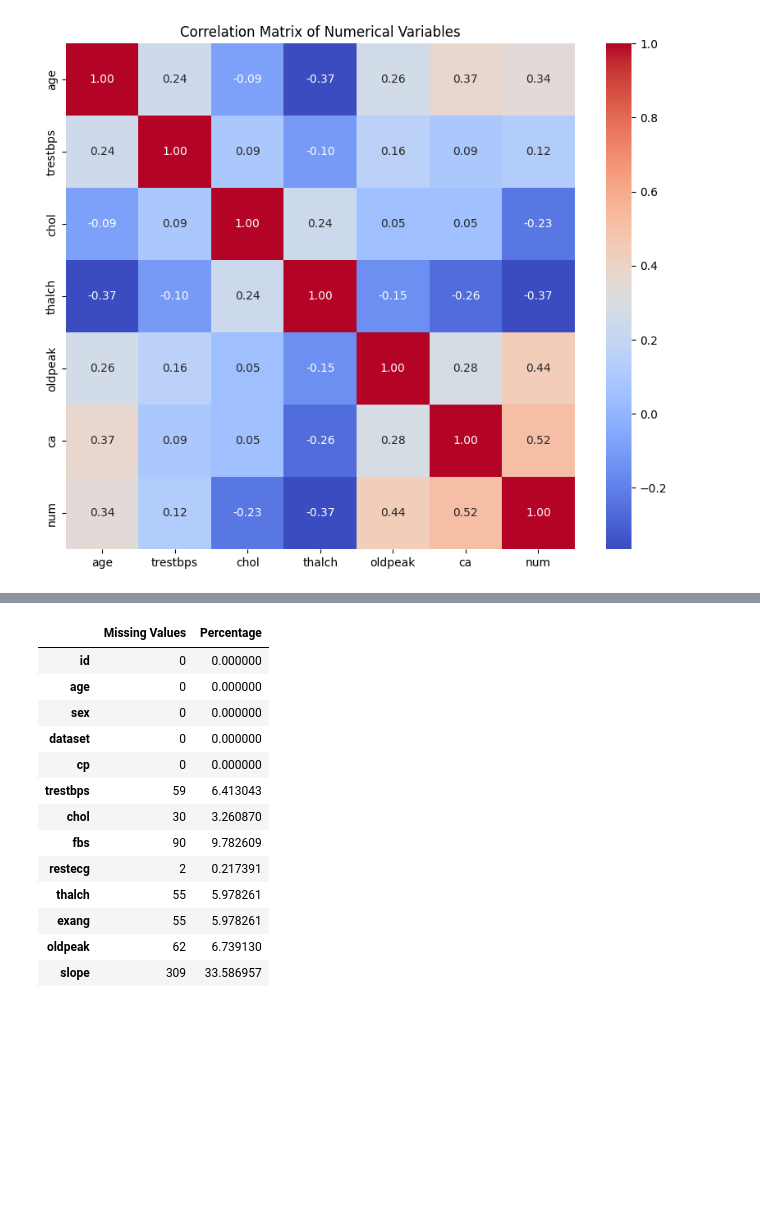
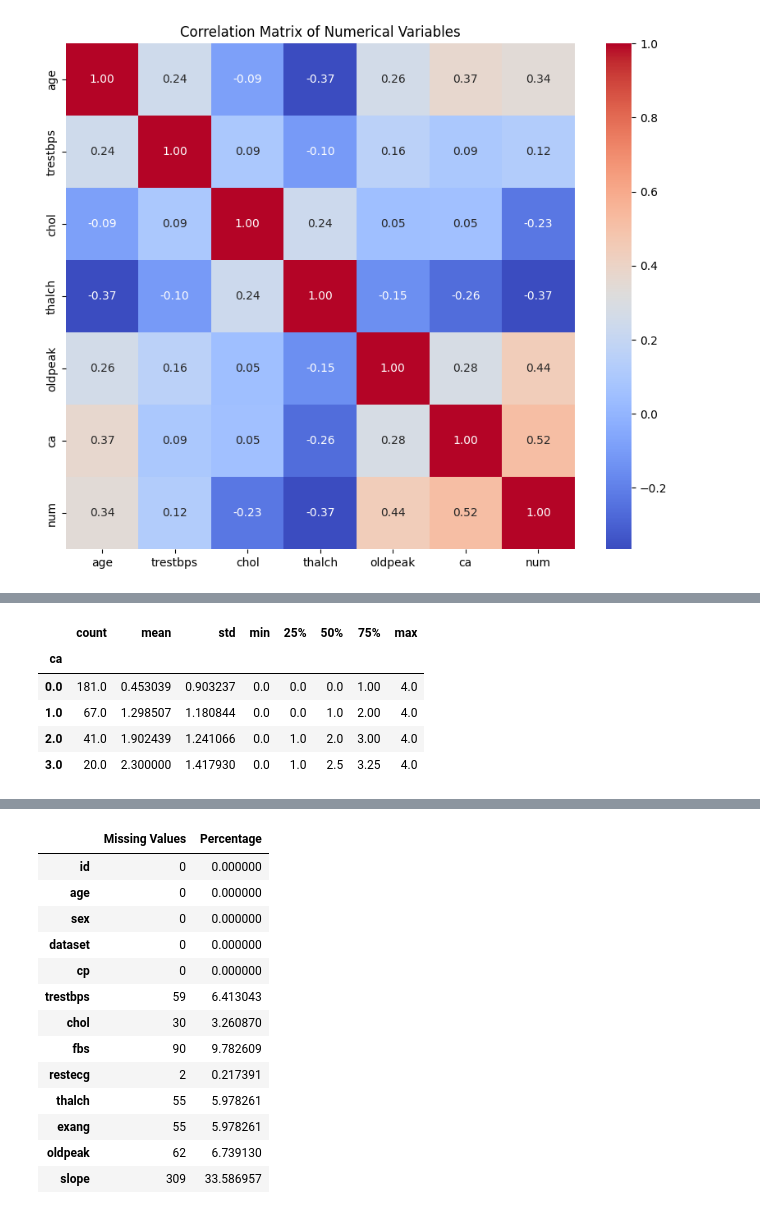
Before and after one commit to uia9020/Heart-Attack-Risk-Analysis, a Jupyter notebook: model_training.ipynb, the cells around one changed output, grey strips where cells are left out. Cells and saved outputs as stored; diff of their text form; code cells hidden in the pictures; blank space fills up the shorter version.

```diff
--- a/model_training.ipynb
+++ b/model_training.ipynb
@@ -103,0 +151,10 @@ plt.show()
+# %%
+# Group 'ca' column and provide descriptive statistics for the 'num' column within each group.
+heart_disease_data.groupby('ca')['num'].describe()
+# %% [output]
+|  | count | mean | std | min | 25% | 50% | 75% | max |
+| ca |  |  |  |  |  |  |  |  |
+| 0.0 | 181.0 | 0.453039 | 0.903237 | 0.0 | 0.0 | 0.0 | 1.00 | 4.0 |
+| 1.0 | 67.0 | 1.298507 | 1.180844 | 0.0 | 0.0 | 1.0 | 2.00 | 4.0 |
+| 2.0 | 41.0 | 1.902439 | 1.241066 | 0.0 | 1.0 | 2.0 | 3.00 | 4.0 |
+| 3.0 | 20.0 | 2.300000 | 1.417930 | 0.0 | 1.0 | 2.5 | 3.25 | 4.0 |
```
Also changed, not shown: parts of 26 cells of this notebook, 1 other file.
